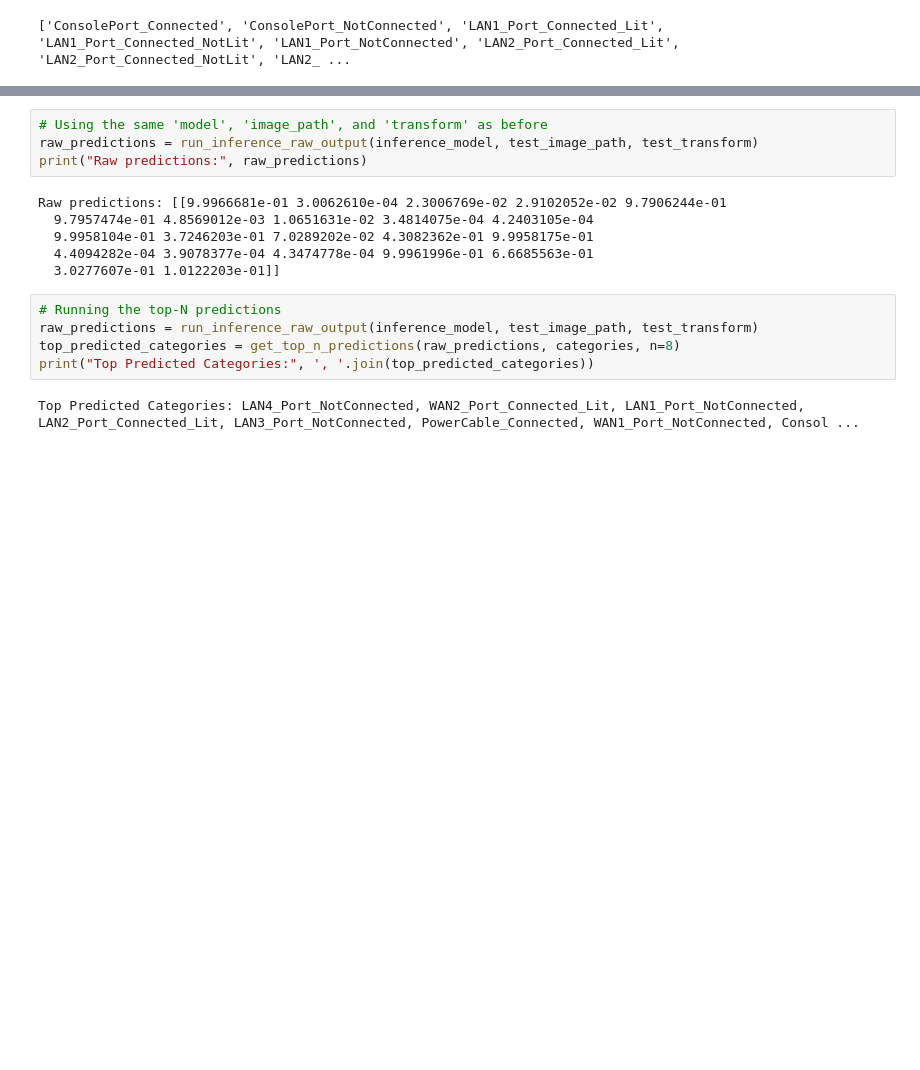
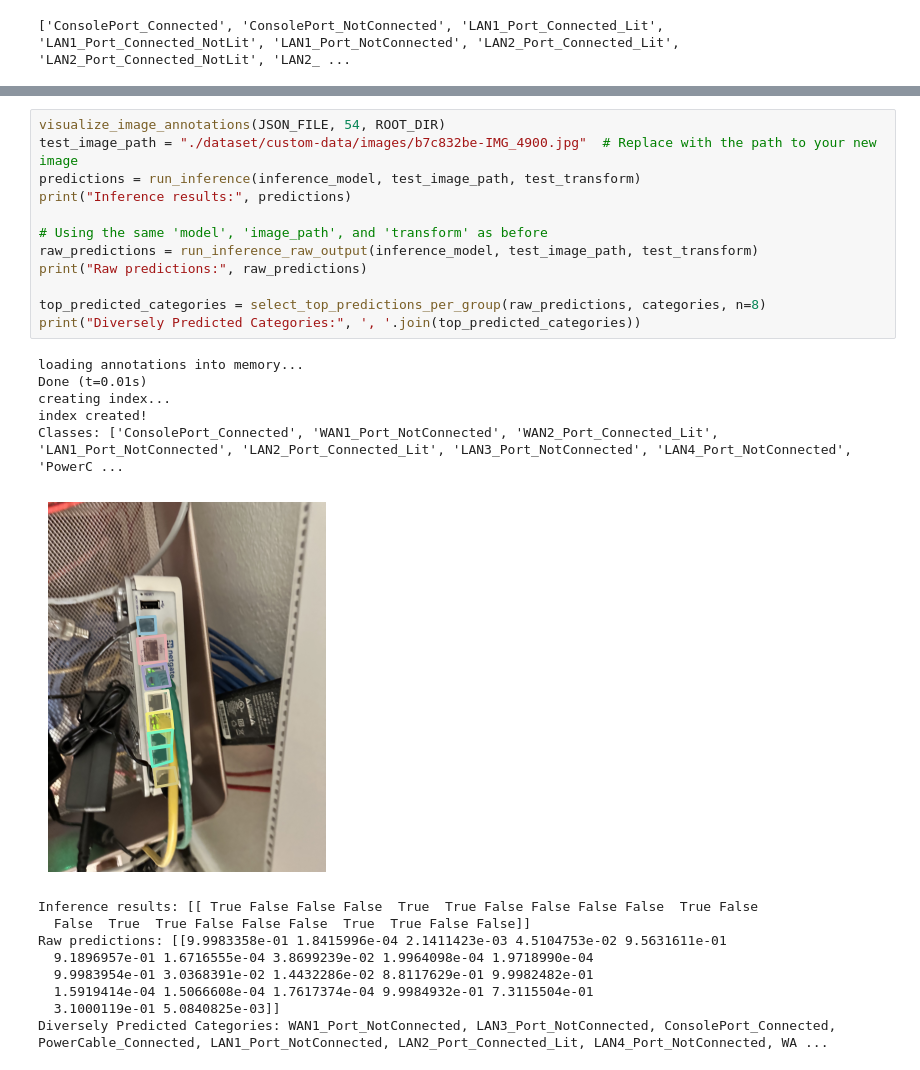
Before and after one commit to rh-telco-tigers/edgedev_port_detection, a Jupyter notebook: edge-router-custom-dataset.ipynb, the cells around one changed output, grey strips where cells are left out. Drawn from its saved outputs; the diff is of its cells as text; blank space fills up the shorter version.

Commit message:
epoc 20, new inference output
Signed-off-by: Balkrishna Pandey <pandeybk@@users.noreply.github.com>

```diff
--- a/edge-router-custom-dataset.ipynb
+++ b/edge-router-custom-dataset.ipynb
@@ -352,17 +362,27 @@ Diversely Predicted Categories: ConsolePort_Connected, WAN1_Port_NotConnected, P
-# %%
-# Using the same 'model', 'image_path', and 'transform' as before
-raw_predictions = run_inference_raw_output(inference_model, test_image_path, test_transform)
-print("Raw predictions:", raw_predictions)
-# %% [output]
-Raw predictions: [[9.9966681e-01 3.0062610e-04 2.3006769e-02 2.9102052e-02 9.7906244e-01
-  9.7957474e-01 4.8569012e-03 1.0651631e-02 3.4814075e-04 4.2403105e-04
-  9.9958104e-01 3.7246203e-01 7.0289202e-02 4.3082362e-01 9.9958175e-01
-  4.4094282e-04 3.9078377e-04 4.3474778e-04 9.9961996e-01 6.6685563e-01
-  3.0277607e-01 1.0122203e-01]]
-# %%
-# Running the top-N predictions
-raw_predictions = run_inference_raw_output(inference_model, test_image_path, test_transform)
-top_predicted_categories = get_top_n_predictions(raw_predictions, categories, n=8)
-print("Top Predicted Categories:", ', '.join(top_predicted_categories))
-# %% [output]
-Top Predicted Categories: LAN4_Port_NotConnected, WAN2_Port_Connected_Lit, LAN1_Port_NotConnected, LAN2_Port_Connected_Lit, LAN3_Port_NotConnected, PowerCable_Connected, WAN1_Port_NotConnected, Consol ...
+# %%
+visualize_image_annotations(JSON_FILE, 54, ROOT_DIR)
+test_image_path = "./dataset/custom-data/images/b7c832be-IMG_4900.jpg"  # Replace with the path to your new image
+predictions = run_inference(inference_model, test_image_path, test_transform)
+print("Inference results:", predictions)
+
+# Using the same 'model', 'image_path', and 'transform' as before
+raw_predictions = run_inference_raw_output(inference_model, test_image_path, test_transform)
+print("Raw predictions:", raw_predictions)
+
+top_predicted_categories = select_top_predictions_per_group(raw_predictions, categories, n=8)
+print("Diversely Predicted Categories:", ', '.join(top_predicted_categories))
+# %% [output]
+loading annotations into memory...
+Done (t=0.01s)
+creating index...
+index created!
+Classes: ['ConsolePort_Connected', 'WAN1_Port_NotConnected', 'WAN2_Port_Connected_Lit', 'LAN1_Port_NotConnected', 'LAN2_Port_Connected_Lit', 'LAN3_Port_NotConnected', 'LAN4_Port_NotConnected', 'PowerC ...
+[figure, added]
+Inference results: [[ True False False False  True  True False False False False  True False
+  False  True  True False False False  True  True False False]]
+Raw predictions: [[9.9983358e-01 1.8415996e-04 2.1411423e-03 4.5104753e-02 9.5631611e-01
+  9.1896957e-01 1.6716555e-04 3.8699239e-02 1.9964098e-04 1.9718990e-04
+  9.9983954e-01 3.0368391e-02 1.4432286e-02 8.8117629e-01 9.9982482e-01
+  1.5919414e-04 1.5066608e-04 1.7617374e-04 9.9984932e-01 7.3115504e-01
+  3.1000119e-01 5.0840825e-03]]
+Diversely Predicted Categories: WAN1_Port_NotConnected, LAN3_Port_NotConnected, ConsolePort_Connected, PowerCable_Connected, LAN1_Port_NotConnected, LAN2_Port_Connected_Lit, LAN4_Port_NotConnected, WA ...
```
Also changed, not shown: parts of 4 cells of this notebook, 1 other file.
